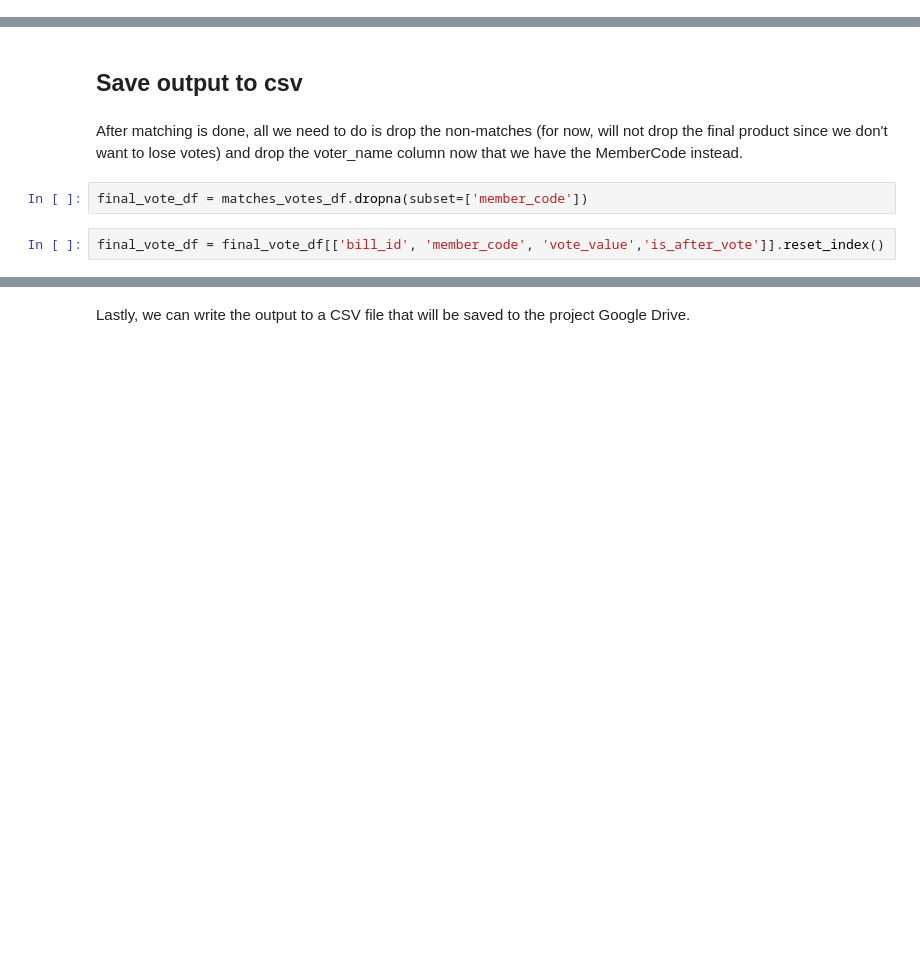
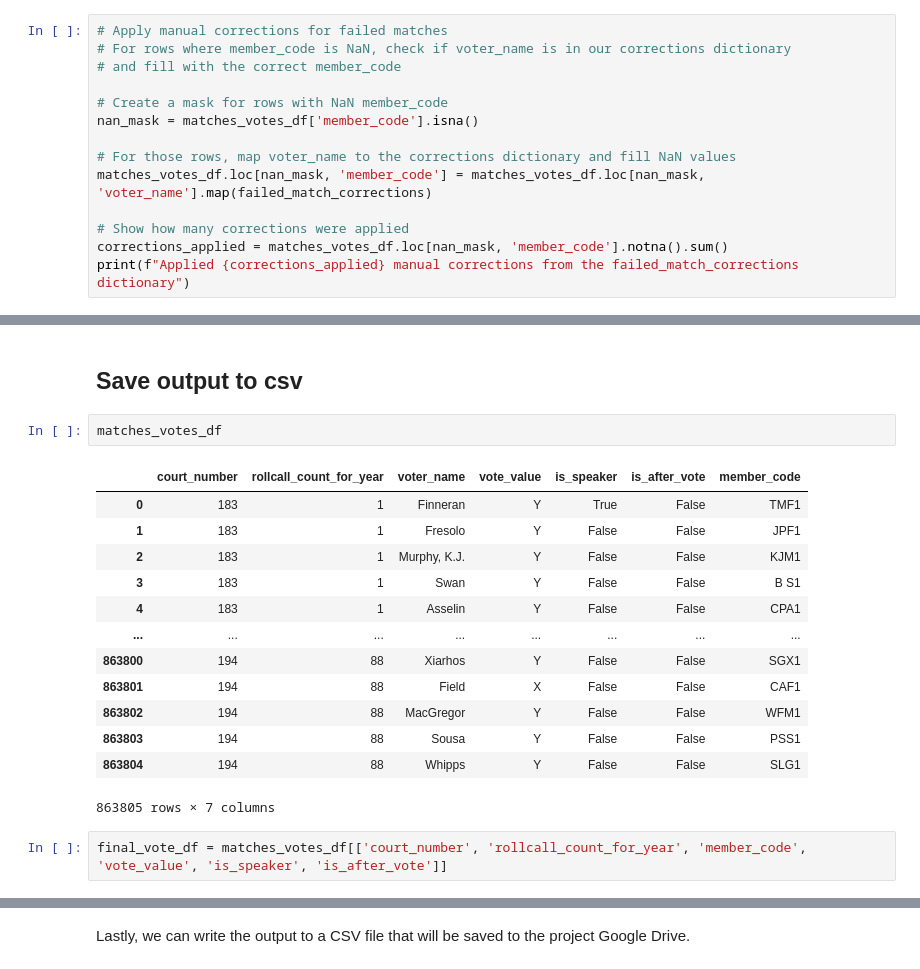
Before and after one commit to BU-Spark/ds-act-on-mass, a Jupyter notebook: fa25-team-a/processing/merge_house_rep_data.ipynb, the cells around one changed output, grey strips where cells are left out. Cells and saved outputs as stored; diff of their text form; blank space fills up the shorter version.

```diff
--- a/fa25-team-a/processing/merge_house_rep_data.ipynb
+++ b/fa25-team-a/processing/merge_house_rep_data.ipynb
@@ -237,0 +643,14 @@ matches_votes_df[matches_votes_df['member_code'].isna() == True]['voter_name'].u
+# %%
+# Apply manual corrections for failed matches
+# For rows where member_code is NaN, check if voter_name is in our corrections dictionary
+# and fill with the correct member_code
+
+# Create a mask for rows with NaN member_code
+nan_mask = matches_votes_df['member_code'].isna()
+
+# For those rows, map voter_name to the corrections dictionary and fill NaN values
+matches_votes_df.loc[nan_mask, 'member_code'] = matches_votes_df.loc[nan_mask, 'voter_name'].map(failed_match_corrections)
+
+# Show how many corrections were applied
+corrections_applied = matches_votes_df.loc[nan_mask, 'member_code'].notna().sum()
+print(f"Applied {corrections_applied} manual corrections from the failed_match_corrections dictionary")
@@ -238,10 +703,22 @@ matches_votes_df[matches_votes_df['member_code'].isna() == True]['voter_name'].u
 # %% [markdown]
 ## Save output to csv
-# %% [markdown]
-After matching is done, all we need to do is drop the non-matches (for now, will not drop the final product since we don't want to lose votes) and drop the voter_name column now that we have the MemberCode instead.
-# %%
-final_vote_df = matches_votes_df.dropna(subset=['member_code'])
+# %%
+matches_votes_df
+# %% [output]
+|  | court_number | rollcall_count_for_year | voter_name | vote_value | is_speaker | is_after_vote | member_code |
+| 0 | 183 | 1 | Finneran | Y | True | False | TMF1 |
+| 1 | 183 | 1 | Fresolo | Y | False | False | JPF1 |
+| 2 | 183 | 1 | Murphy, K.J. | Y | False | False | KJM1 |
+| 3 | 183 | 1 | Swan | Y | False | False | B S1 |
+| 4 | 183 | 1 | Asselin | Y | False | False | CPA1 |
+| ... | ... | ... | ... | ... | ... | ... | ... |
+| 863800 | 194 | 88 | Xiarhos | Y | False | False | SGX1 |
+| 863801 | 194 | 88 | Field | X | False | False | CAF1 |
+| 863802 | 194 | 88 | MacGregor | Y | False | False | WFM1 |
+| 863803 | 194 | 88 | Sousa | Y | False | False | PSS1 |
+| 863804 | 194 | 88 | Whipps | Y | False | False | SLG1 |
+863805 rows × 7 columns
 # %%
-final_vote_df = final_vote_df[['bill_id', 'member_code', 'vote_value','is_after_vote']].reset_index()
+final_vote_df = matches_votes_df[['court_number', 'rollcall_count_for_year', 'member_code', 'vote_value', 'is_speaker', 'is_after_vote']]
 # %%
 final_vote_df
```
Also changed, not shown: parts of 46 cells of this notebook.
